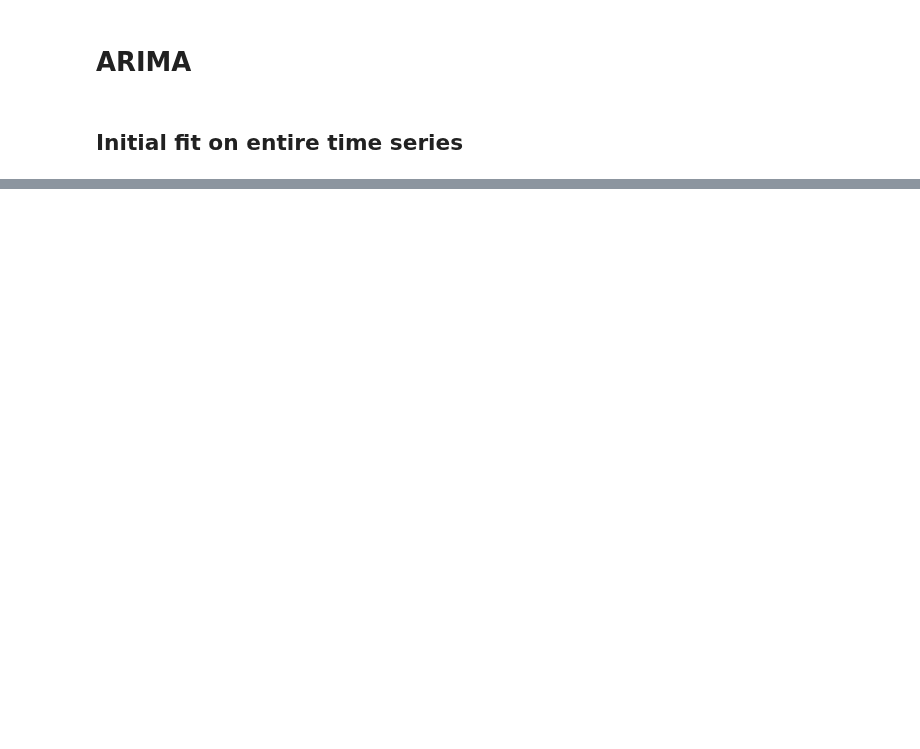
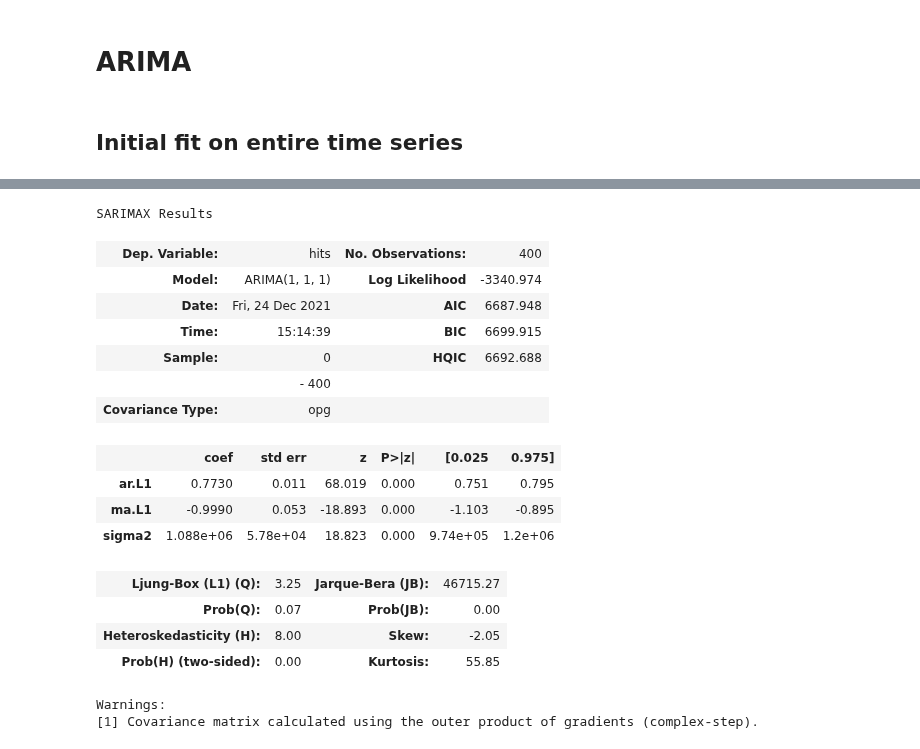
Before and after one commit to sjsivert/Masteroppgave, a Jupyter notebook: notebooks/skk_ARIMA_exploration.ipynb, the cells around one changed output, grey strips where cells are left out. Cells and saved outputs as stored; diff of their text form; code cells hidden in the pictures; blank space fills up the shorter version.

```diff
--- a/notebooks/skk_ARIMA_exploration.ipynb
+++ b/notebooks/skk_ARIMA_exploration.ipynb
@@ -105,0 +218,29 @@ residuals.describe()
+# %%
+# ARIMA
+# Create model, data -> hits
+model = ARIMA(
+    training_set,
+    order=(1,1,1)
+)
+# Fit model
+model_fit = model.fit()
+model_fit.summary()
+# %% [output]
+SARIMAX Results
+| Dep. Variable: | hits | No. Observations: | 400 |
+| Model: | ARIMA(1, 1, 1) | Log Likelihood | -3340.974 |
+| Date: | Fri, 24 Dec 2021 | AIC | 6687.948 |
+| Time: | 15:14:39 | BIC | 6699.915 |
+| Sample: | 0 | HQIC | 6692.688 |
+|  | - 400 |  |  |
+| Covariance Type: | opg |  |  |
+|  | coef | std err | z | P>|z| | [0.025 | 0.975] |
+| ar.L1 | 0.7730 | 0.011 | 68.019 | 0.000 | 0.751 | 0.795 |
+| ma.L1 | -0.9990 | 0.053 | -18.893 | 0.000 | -1.103 | -0.895 |
+| sigma2 | 1.088e+06 | 5.78e+04 | 18.823 | 0.000 | 9.74e+05 | 1.2e+06 |
+| Ljung-Box (L1) (Q): | 3.25 | Jarque-Bera (JB): | 46715.27 |
+| Prob(Q): | 0.07 | Prob(JB): | 0.00 |
+| Heteroskedasticity (H): | 8.00 | Skew: | -2.05 |
+| Prob(H) (two-sided): | 0.00 | Kurtosis: | 55.85 |
+Warnings:
+[1] Covariance matrix calculated using the outer product of gradients (complex-step).
```
Also changed, not shown: parts of 15 cells of this notebook.
